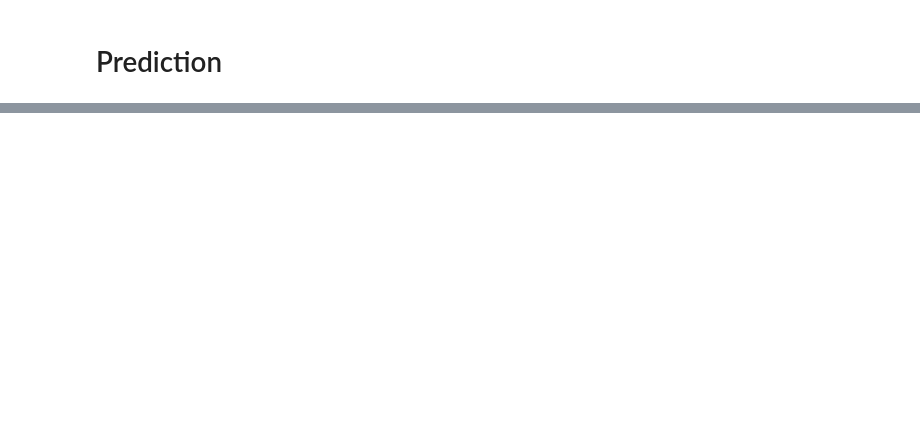
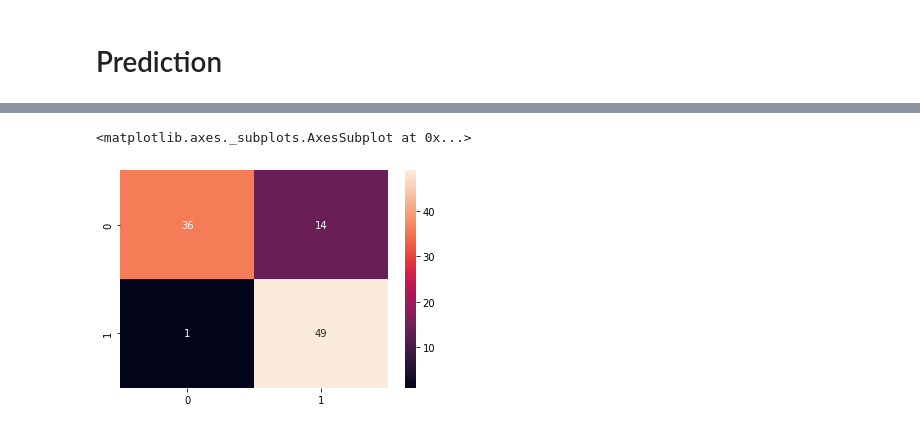
Before and after one commit to phantommarheaven7621/COVID19_Face_Mask_Detection, a Jupyter notebook: COVID19_Face_Mask_Detection.ipynb, the cells around one changed output, grey strips where cells are left out. Saved outputs shown, nothing was run; the diff lists cells and outputs as text; code cells hidden in the pictures; blank space fills up the shorter version.

```diff
--- a/COVID19_Face_Mask_Detection.ipynb
+++ b/COVID19_Face_Mask_Detection.ipynb
@@ -355,0 +412,7 @@ model.evaluate(test_data, test_labels)
+# %%
+# compile model
+model.compile(
+    loss=BinaryCrossentropy(),
+    optimizer=Adam(lr=0.0001),
+    metrics=['accuracy']
+)
@@ -355,0 +527,12 @@ model.evaluate(test_data, test_labels)
+# %%
+# Prediction
+test_pred = model.predict(test_data) > 0.5
+test_pred = [1 if ([[i]] == [[True]]) else 0 for i in test_pred]
+
+# Confusion matrix
+cm = confusion_matrix(test_labels, test_pred)
+
+sns.heatmap(cm, annot=True, fmt='.3g')
+# %% [output]
+<matplotlib.axes._subplots.AxesSubplot at 0x...>
+[figure, added]
```
Also changed, not shown: parts of 19 cells of this notebook.
